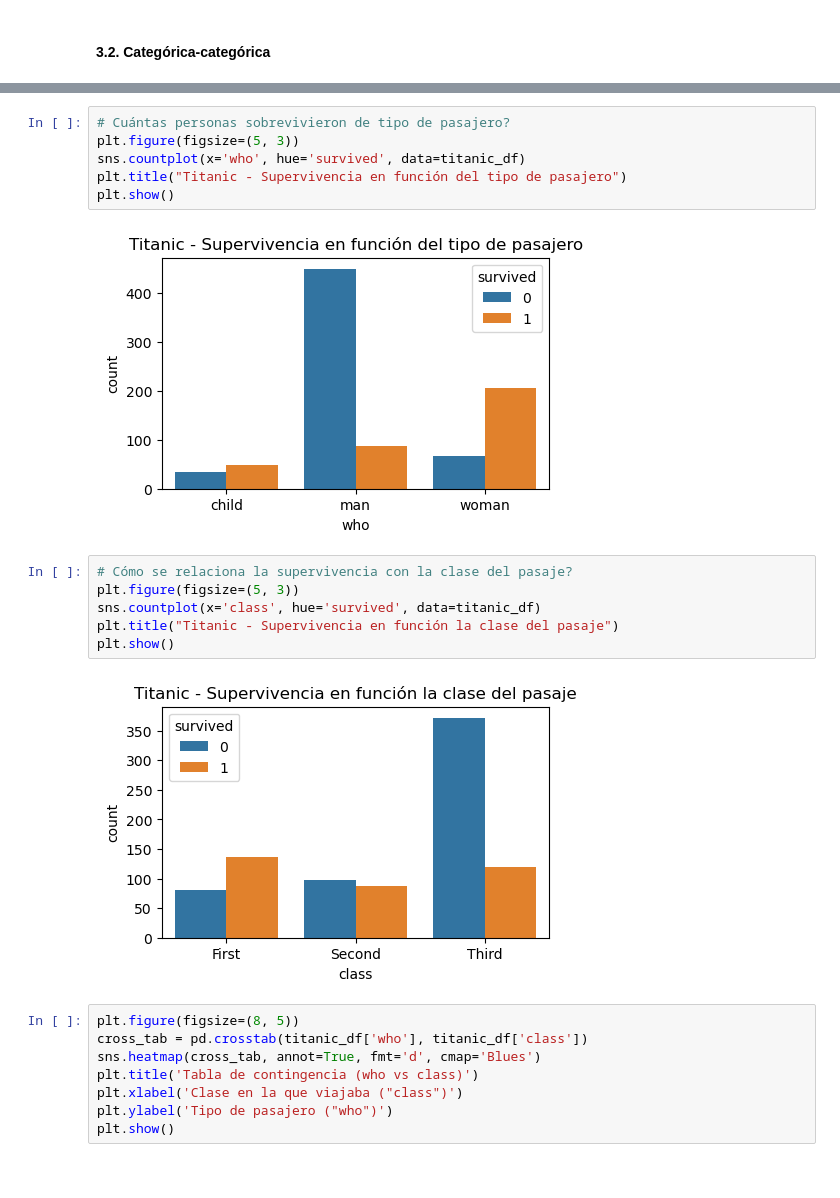
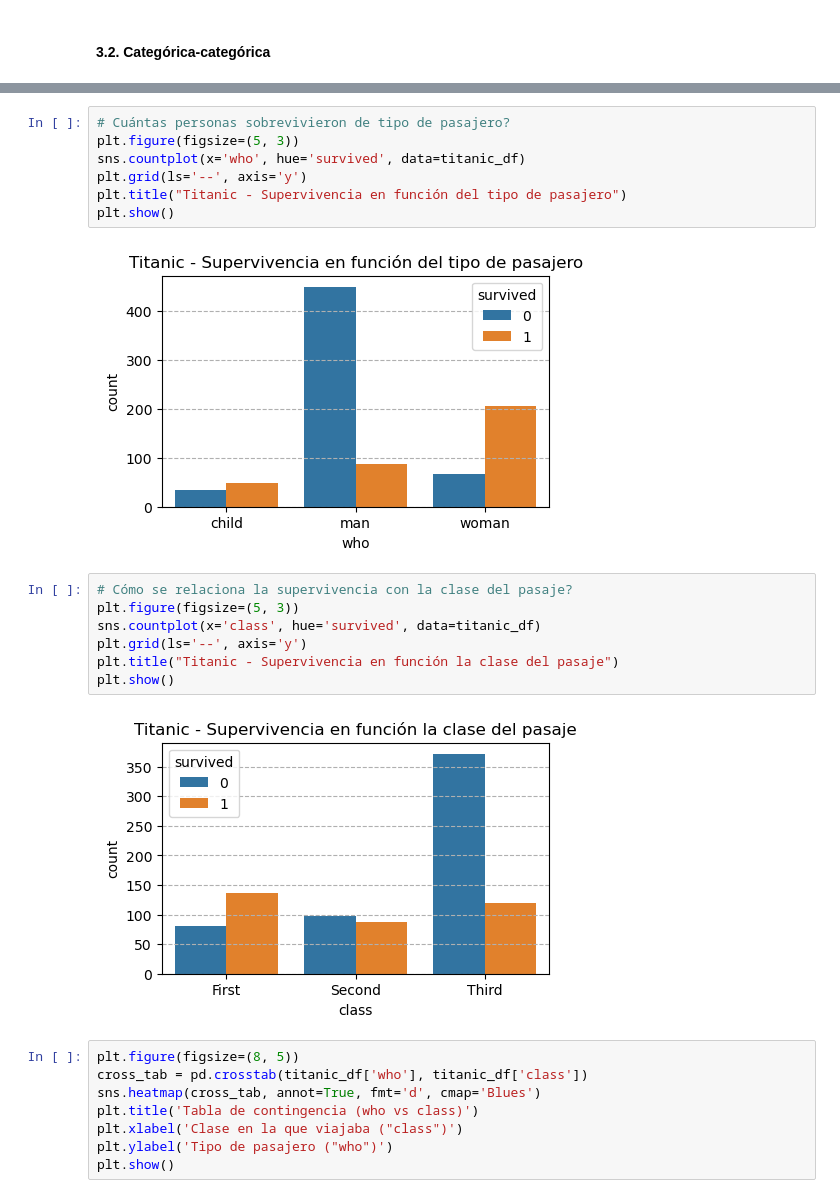
Before and after one commit to FIUBA-Posgrado-Inteligencia-Artificial/CEIA_Analisis_de_datos, a Jupyter notebook: notebooks/clase_02_intro_EDA_Titanic.ipynb, the cells around one changed output, grey strips where cells are left out. Drawn from its saved outputs; the diff is of its cells as text.

```diff
--- a/notebooks/clase_02_intro_EDA_Titanic.ipynb
+++ b/notebooks/clase_02_intro_EDA_Titanic.ipynb
@@ -646,18 +700,20 @@ plt.show()
 # Cuántas personas sobrevivieron de tipo de pasajero?
 plt.figure(figsize=(5, 3))
 sns.countplot(x='who', hue='survived', data=titanic_df)
+plt.grid(ls='--', axis='y')
 plt.title("Titanic - Supervivencia en función del tipo de pasajero")
 plt.show()
 # %% [output]
-[figure, old version]
+[figure, new version]
 # %%
 # Cómo se relaciona la supervivencia con la clase del pasaje?
 plt.figure(figsize=(5, 3))
 sns.countplot(x='class', hue='survived', data=titanic_df)
+plt.grid(ls='--', axis='y')
 plt.title("Titanic - Supervivencia en función la clase del pasaje")
 plt.show()
 # %% [output]
-[figure, old version]
+[figure, new version]
 # %%
 plt.figure(figsize=(8, 5))
 cross_tab = pd.crosstab(titanic_df['who'], titanic_df['class'])
```
Also changed, not shown: parts of 18 cells of this notebook, 1 other file.
